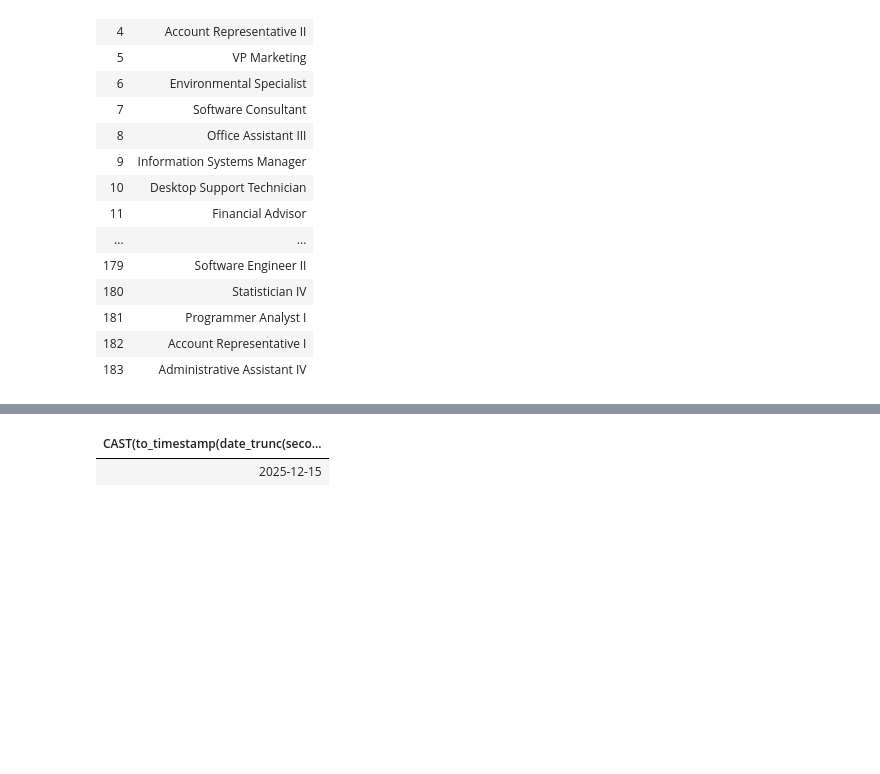
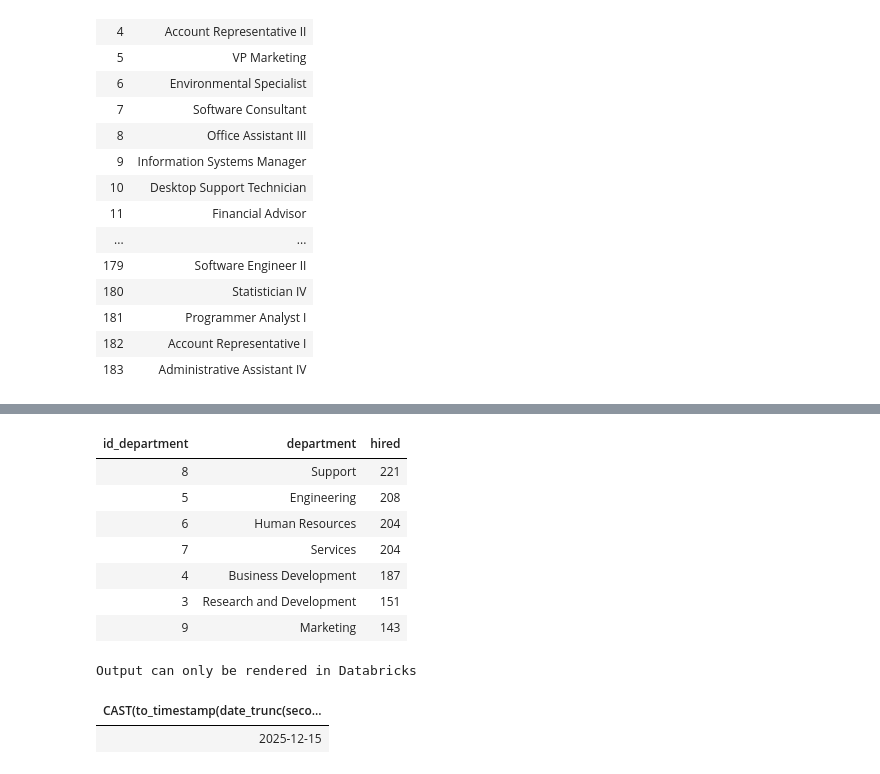
Before and after one commit to alexis18daes/databricks_challenge_repo, a Jupyter notebook: challenge_final.ipynb, the cells around one changed output, grey strips where cells are left out. Saved outputs shown, nothing was run; the diff lists cells and outputs as text; code cells hidden in the pictures; blank space fills up the shorter version.

```diff
--- a/challenge_final.ipynb
+++ b/challenge_final.ipynb
@@ -244,33 +290,43 @@ ORDER BY x.department, x.job;
 # %%
 %sql
 --List of ids, name and number of employees hired of each department that hired more
 --employees than the mean of employees hired in 2021 for all the departments, ordered
 --by the number of employees hired (descending).
 
-SELECT x.department, COUNT(x.id) as hired
+SELECT x.id_department,x.department, COUNT(x.id) as hired
 FROM (
-SELECT a.id,a.name, cast(to_timestamp('second',a.datetime::timestamp) as date) as final_date, b.department,c.job
+SELECT a.id,a.name, cast(to_timestamp(date_trunc('second',a.datetime::timestamp)) as date) as final_date,b.id id_department, b.department,c.job
 from db_bronze.table_hired_employees a
 left join db_bronze.table_departments b
 on a.department_id=b.id
 left join db_bronze.table_jobs c
 on a.job_id=c.id
 ) x
 WHERE YEAR(x.final_date) = 2021
-GROUP BY x.department
+GROUP BY x.department,x.id_department
 HAVING COUNT(x.id) > (SELECT AVG(d.hired) FROM
 (SELECT z.department, COUNT(z.id) as hired
 FROM(
-SELECT a.id,a.name, cast(to_timestamp('second',a.datetime::timestamp) as date) as final_date, b.department,c.job
+SELECT a.id,a.name, cast(to_timestamp(date_trunc('second',a.datetime::timestamp)) as date) as final_date, b.department,c.job
 from db_bronze.table_hired_employees a
 left join db_bronze.table_departments b
 on a.department_id=b.id
 left join db_bronze.table_jobs c
 on a.job_id=c.id
 ) z
 WHERE YEAR(z.final_date) = 2021
 GROUP BY z.department) d)
 ORDER BY hired DESC;
+# %% [output]
+| id_department | department | hired |
+| 8 | Support | 221 |
+| 5 | Engineering | 208 |
+| 6 | Human Resources | 204 |
+| 7 | Services | 204 |
+| 4 | Business Development | 187 |
+| 3 | Research and Development | 151 |
+| 9 | Marketing | 143 |
+Output can only be rendered in Databricks
 # %%
 %sql
 SELECT cast(to_timestamp(date_trunc('second','2025-12-15T08:27:34Z'::timestamp)) as date);
```
Also changed, not shown: parts of 2 cells of this notebook, 6 other files.
